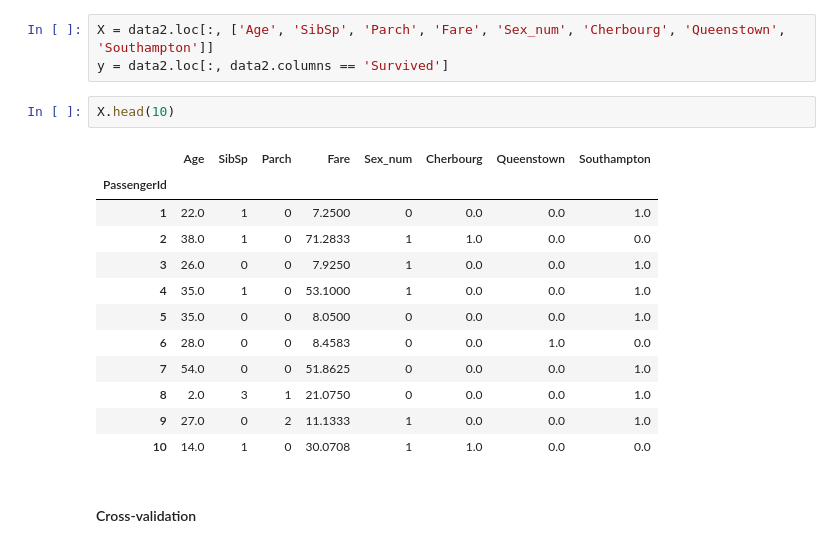
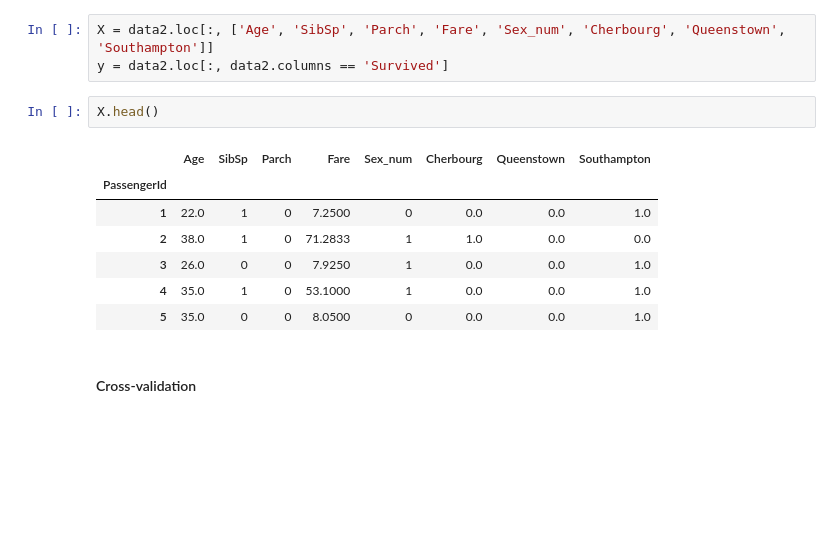
Before and after one commit to innkka/ML_Projects, a Jupyter notebook: Titanic_Classifiers.ipynb, the cells around one changed output. Drawn from its saved outputs; the diff is of its cells as text; blank space fills up the shorter version.

```diff
--- a/Titanic_Classifiers.ipynb
+++ b/Titanic_Classifiers.ipynb
@@ -281,20 +316,15 @@ test_size = 0.2
 X = data2.loc[:, ['Age', 'SibSp', 'Parch', 'Fare', 'Sex_num', 'Cherbourg', 'Queenstown', 'Southampton']]
 y = data2.loc[:, data2.columns == 'Survived']
 # %%
-X.head(10)
+X.head()
 # %% [output]
 |  | Age | SibSp | Parch | Fare | Sex_num | Cherbourg | Queenstown | Southampton |
 | PassengerId |  |  |  |  |  |  |  |  |
 | 1 | 22.0 | 1 | 0 | 7.2500 | 0 | 0.0 | 0.0 | 1.0 |
 | 2 | 38.0 | 1 | 0 | 71.2833 | 1 | 1.0 | 0.0 | 0.0 |
 | 3 | 26.0 | 0 | 0 | 7.9250 | 1 | 0.0 | 0.0 | 1.0 |
 | 4 | 35.0 | 1 | 0 | 53.1000 | 1 | 0.0 | 0.0 | 1.0 |
 | 5 | 35.0 | 0 | 0 | 8.0500 | 0 | 0.0 | 0.0 | 1.0 |
-| 6 | 28.0 | 0 | 0 | 8.4583 | 0 | 0.0 | 1.0 | 0.0 |
-| 7 | 54.0 | 0 | 0 | 51.8625 | 0 | 0.0 | 0.0 | 1.0 |
-| 8 | 2.0 | 3 | 1 | 21.0750 | 0 | 0.0 | 0.0 | 1.0 |
-| 9 | 27.0 | 0 | 2 | 11.1333 | 1 | 0.0 | 0.0 | 1.0 |
-| 10 | 14.0 | 1 | 0 | 30.0708 | 1 | 1.0 | 0.0 | 0.0 |
 # %% [markdown]
 #### Cross-validation
 # %%
```
Also changed, not shown: parts of 19 cells of this notebook.
